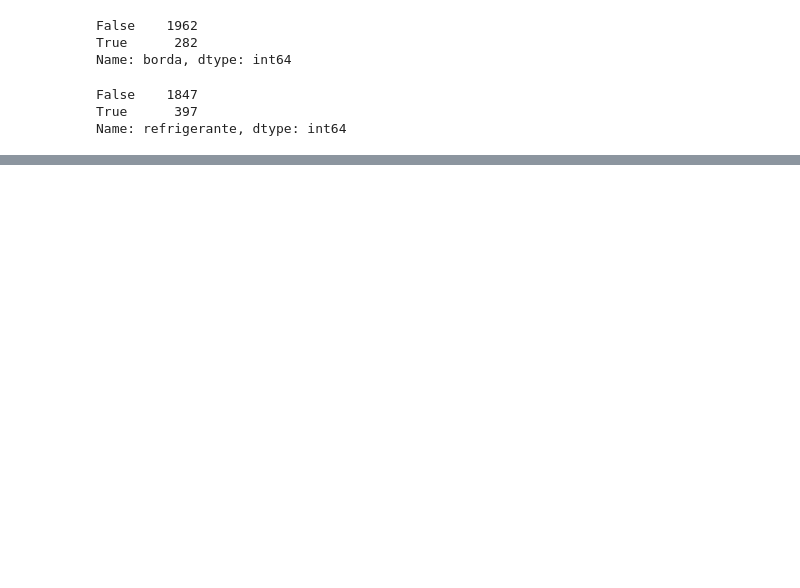
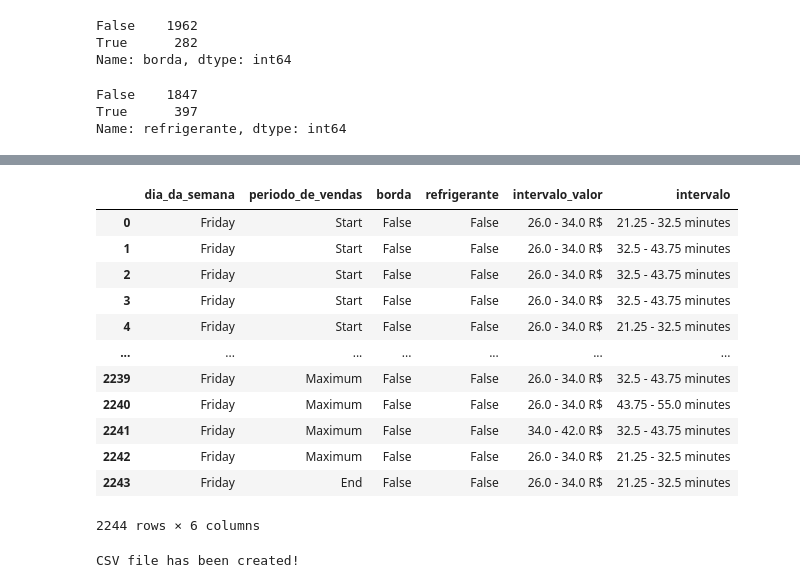
Before and after one commit to victor-s-santos/discovering-association-rules, a Jupyter notebook: 02-pizzeria/preprocessing.ipynb, the cells around one changed output, grey strips where cells are left out. Saved outputs shown, nothing was run; the diff lists cells and outputs as text; code cells hidden in the pictures; blank space fills up the shorter version.

Commit message:
exporting ready to be mined dataframe

```diff
--- a/02-pizzeria/preprocessing.ipynb
+++ b/02-pizzeria/preprocessing.ipynb
@@ -352,3 +352,17 @@ valor_total
 47.5    1
 50.0    2
 Length: 68, dtype: int64
+# %%
+def interval_valortotal(df_column):
+    """Must return the respective interval"""
+    if float(df_column) >= 10.0 and float(df_column) < 18.0:
+        return('10.0 - 18.0 R$')
+    elif float(df_column) >= 18.0 and float(df_column) < 26.0:
+        return('18.0 - 26.0 R$')
+
+    elif float(df_column) >= 26.0 and float(df_column) < 34.0:
+        return('26.0 - 34.0 R$')
+    elif float(df_column) >= 34.0 and float(df_column) < 42.0:
+        return('34.0 - 42.0 R$')
+    else:
+        return('42.0 - 50.0 R$')
@@ -354,0 +377,3 @@ Length: 68, dtype: int64
+# %%
+df['intervalo_valor'] = df['valor_total'].apply(interval_valortotal)
+df
@@ -399,17 +438,17 @@ df
 # %%
 def give_interval(df_column):
-    """Must return 'false' for 0 value and 'true' for any other"""
+    """Must return the respective interval"""
     if float(df_column) >= 10.0 and float(df_column) < 21.25:
-        return('10 - 21.5')
+        return('10 - 21.5 minutes')
     elif float(df_column) >= 21.25 and float(df_column) < 32.5:
-        return('21.25 - 32.5')
+        return('21.25 - 32.5 minutes')
 
     elif float(df_column) >= 32.5 and float(df_column) < 43.75:
-        return('32.5 - 43.75')
+        return('32.5 - 43.75 minutes')
     elif float(df_column) >= 43.75 and float(df_column) <= 55.0:
-        return('43.75 - 55.0')
+        return('43.75 - 55.0 minutes')
     else:
-        return('> 55.0')
+        return('> 55.0 minutes')
 # %%
 df['tempo2'].apply(give_interval)
 # %% [output]
@@ -517,0 +560,26 @@ Name: intervalo, dtype: int64
+# %%
+ready_df = df[['dia_da_semana','periodo_de_vendas','borda',
+             'refrigerante', 'intervalo_valor', 'intervalo']]
+ready_df
+# %% [output]
+|  | dia_da_semana | periodo_de_vendas | borda | refrigerante | intervalo_valor | intervalo |
+| 0 | Friday | Start | False | False | 26.0 - 34.0 R$ | 21.25 - 32.5 minutes |
+| 1 | Friday | Start | False | False | 26.0 - 34.0 R$ | 32.5 - 43.75 minutes |
+| 2 | Friday | Start | False | False | 26.0 - 34.0 R$ | 32.5 - 43.75 minutes |
+| 3 | Friday | Start | False | False | 26.0 - 34.0 R$ | 32.5 - 43.75 minutes |
+| 4 | Friday | Start | False | False | 26.0 - 34.0 R$ | 21.25 - 32.5 minutes |
+| ... | ... | ... | ... | ... | ... | ... |
+| 2239 | Friday | Maximum | False | False | 26.0 - 34.0 R$ | 32.5 - 43.75 minutes |
+| 2240 | Friday | Maximum | False | False | 26.0 - 34.0 R$ | 43.75 - 55.0 minutes |
+| 2241 | Friday | Maximum | False | False | 34.0 - 42.0 R$ | 32.5 - 43.75 minutes |
+| 2242 | Friday | Maximum | False | False | 26.0 - 34.0 R$ | 21.25 - 32.5 minutes |
+| 2243 | Friday | End | False | False | 26.0 - 34.0 R$ | 21.25 - 32.5 minutes |
+2244 rows × 6 columns
+# %%
+try:
+    ready_df.to_csv('source/pre_processed.csv', index=False)
+    print('CSV file has been created!')
+except:
+    print('An exception occurred!')
+# %% [output]
+CSV file has been created!
```
Also changed, not shown: parts of 15 cells of this notebook.
